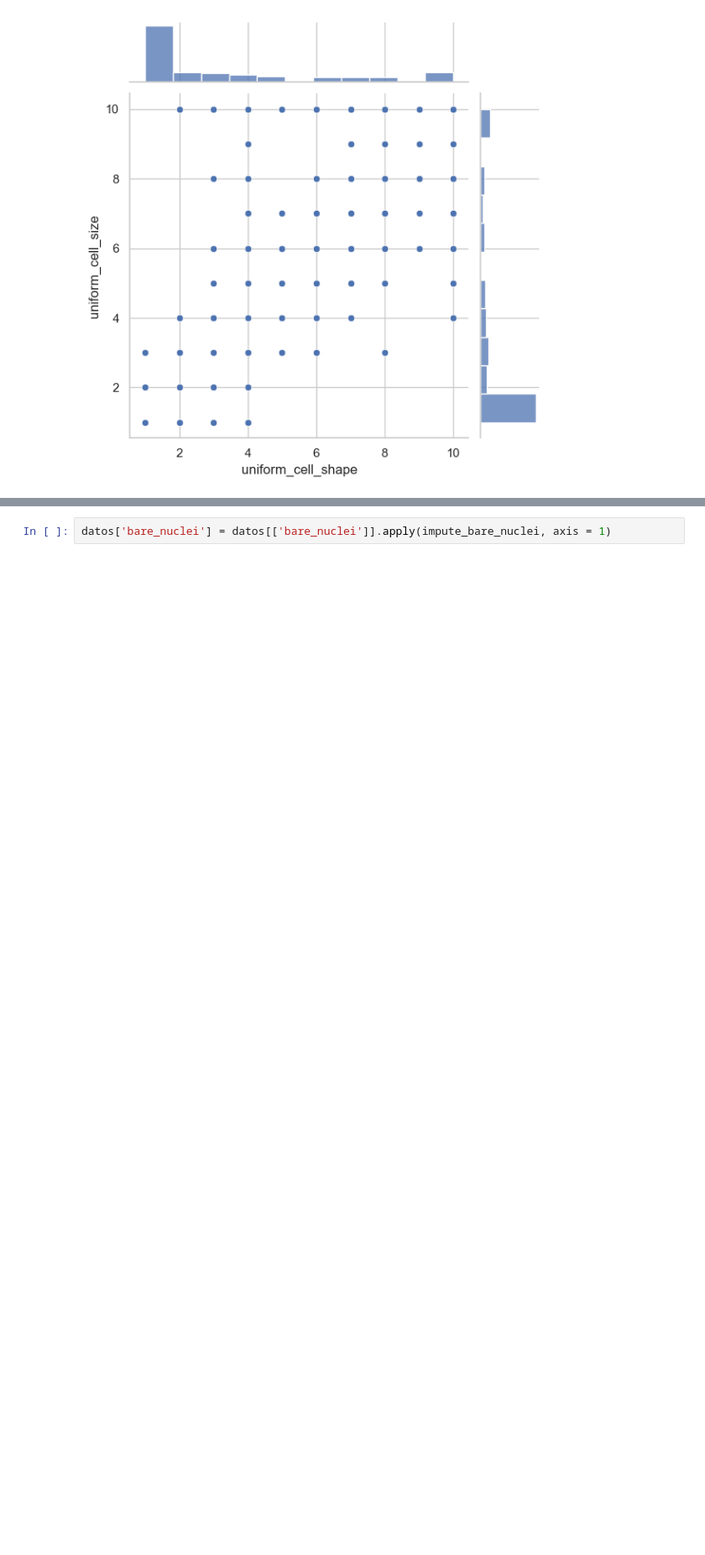
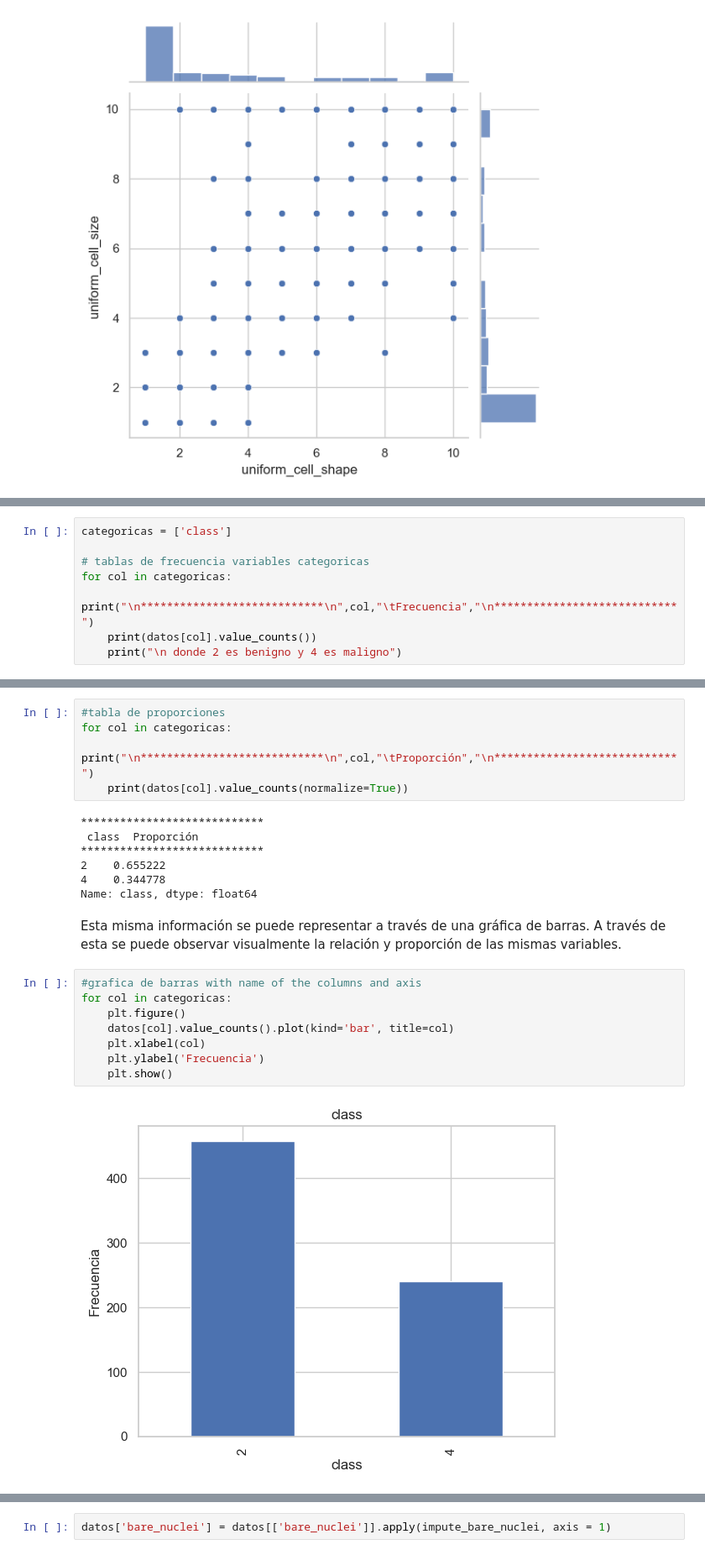
Before and after one commit to 20Candy/Lab2Mineria, a Jupyter notebook: hdt2.ipynb, the cells around one changed output, grey strips where cells are left out. Shown at 84% size. Cells and saved outputs as stored; diff of their text form; blank space fills up the shorter version.

```diff
--- a/hdt2.ipynb
+++ b/hdt2.ipynb
@@ -298,0 +328,8 @@ print(a)
+# %%
+categoricas = ['class']
+
+# tablas de frecuencia variables categoricas
+for col in categoricas:
+    print("\n****************************\n",col,"\tFrecuencia","\n****************************")
+    print(datos[col].value_counts())
+    print("\n donde 2 es benigno y 4 es maligno")
@@ -299,3 +347,27 @@ print(a)
+# %%
+#tabla de proporciones
+for col in categoricas:
+    print("\n****************************\n",col,"\tProporción","\n****************************")
+    print(datos[col].value_counts(normalize=True))
+# %% [output]
+****************************
+ class  Proporción
+****************************
+2    0.655222
+4    0.344778
+Name: class, dtype: float64
+# %% [markdown]
+Esta misma información se puede representar a través de una gráfica de barras. A través de esta se puede observar visualmente la relación y proporción de las mismas variables.
+# %%
+#grafica de barras with name of the columns and axis
+for col in categoricas:
+    plt.figure()
+    datos[col].value_counts().plot(kind='bar', title=col)
+    plt.xlabel(col)
+    plt.ylabel('Frecuencia')
+    plt.show()
+# %% [output]
+[figure, added]
 # %% [markdown]
 ___
 ### 1.6. Realice la limpieza de variables utilizando las técnicas vistas en clase, u otras que piense pueden ser de utilidad
```
Also changed, not shown: parts of 13 cells of this notebook.
